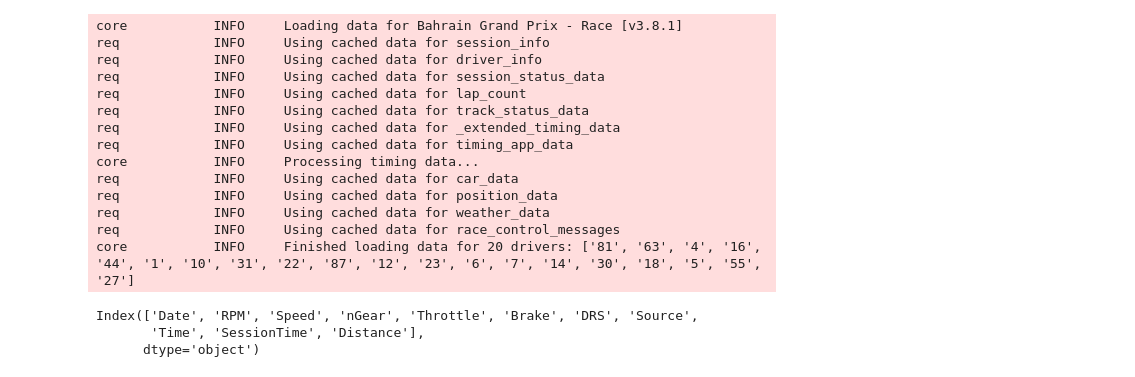
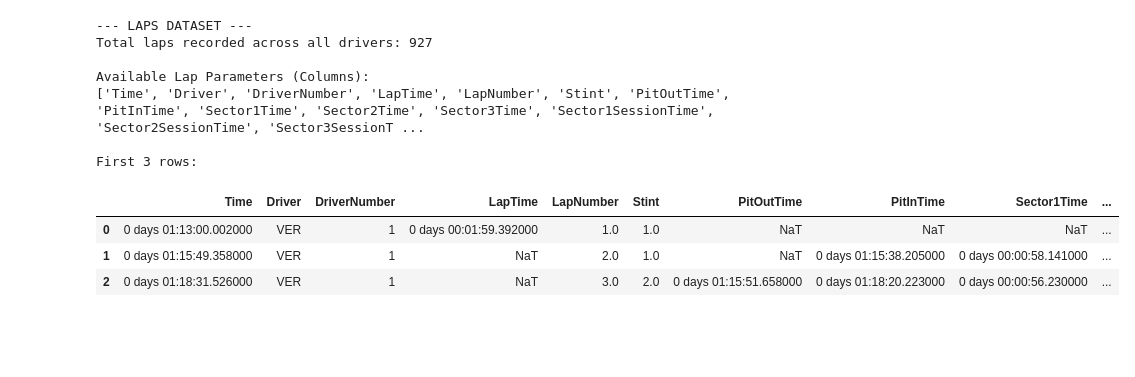
Before and after one commit to cristianooo1/ai_f1, a Jupyter notebook: notebooks/01_circuit_driver.ipynb, the cells around one changed output. Cells and saved outputs as stored; diff of their text form; code cells hidden in the pictures; blank space fills up the shorter version.

```diff
--- a/notebooks/01_circuit_driver.ipynb
+++ b/notebooks/01_circuit_driver.ipynb
@@ -11,29 +39,23 @@ fastf1.plotting.setup_mpl(mpl_timedelta_support=True)
 # %%
-# load one of the races
-session = fastf1.get_session(2025, 'Bahrain', 'R')
-session.load()
+# Extract all laps from the session
+laps = session.laps
 
-# get the fastest lap
-fastest_lap = session.laps.pick_fastest()
+print("--- LAPS DATASET ---")
+print(f"Total laps recorded across all drivers: {len(laps)}\n")
 
-# get the telemetry from that lap
-telemetry = fastest_lap.get_car_data().add_distance()
-print(telemetry.columns)
+print("Available Lap Parameters (Columns):")
+print(laps.columns.tolist())
+print("\nFirst 3 rows:")
+display(laps.head(3))
 # %% [output]
-core           INFO     Loading data for Bahrain Grand Prix - Race [v3.8.1]
-req            INFO     Using cached data for session_info
-req            INFO     Using cached data for driver_info
-req            INFO     Using cached data for session_status_data
-req            INFO     Using cached data for lap_count
-req            INFO     Using cached data for track_status_data
-req            INFO     Using cached data for _extended_timing_data
-req            INFO     Using cached data for timing_app_data
-core           INFO     Processing timing data...
-req            INFO     Using cached data for car_data
-req            INFO     Using cached data for position_data
-req            INFO     Using cached data for weather_data
-req            INFO     Using cached data for race_control_messages
-core           INFO     Finished loading data for 20 drivers: ['81', '63', '4', '16', '44', '1', '10', '31', '22', '87', '12', '23', '6', '7', '14', '30', '18', '5', '55', '27']
+--- LAPS DATASET ---
+Total laps recorded across all drivers: 927
+
+Available Lap Parameters (Columns):
+['Time', 'Driver', 'DriverNumber', 'LapTime', 'LapNumber', 'Stint', 'PitOutTime', 'PitInTime', 'Sector1Time', 'Sector2Time', 'Sector3Time', 'Sector1SessionTime', 'Sector2SessionTime', 'Sector3SessionT ...
+
+First 3 rows:
-Index(['Date', 'RPM', 'Speed', 'nGear', 'Throttle', 'Brake', 'DRS', 'Source',
-       'Time', 'SessionTime', 'Distance'],
-      dtype='object')
+|  | Time | Driver | DriverNumber | LapTime | LapNumber | Stint | PitOutTime | PitInTime | Sector1Time | ... |
+| 0 | 0 days 01:13:00.002000 | VER | 1 | 0 days 00:01:59.392000 | 1.0 | 1.0 | NaT | NaT | NaT | ... |
+| 1 | 0 days 01:15:49.358000 | VER | 1 | NaT | 2.0 | 1.0 | NaT | 0 days 01:15:38.205000 | 0 days 00:00:58.141000 | ... |
+| 2 | 0 days 01:18:31.526000 | VER | 1 | NaT | 3.0 | 2.0 | 0 days 01:15:51.658000 | 0 days 01:18:20.223000 | 0 days 00:00:56.230000 | ... |
```
Also changed, not shown: parts of 5 cells of this notebook, 2 other files.
